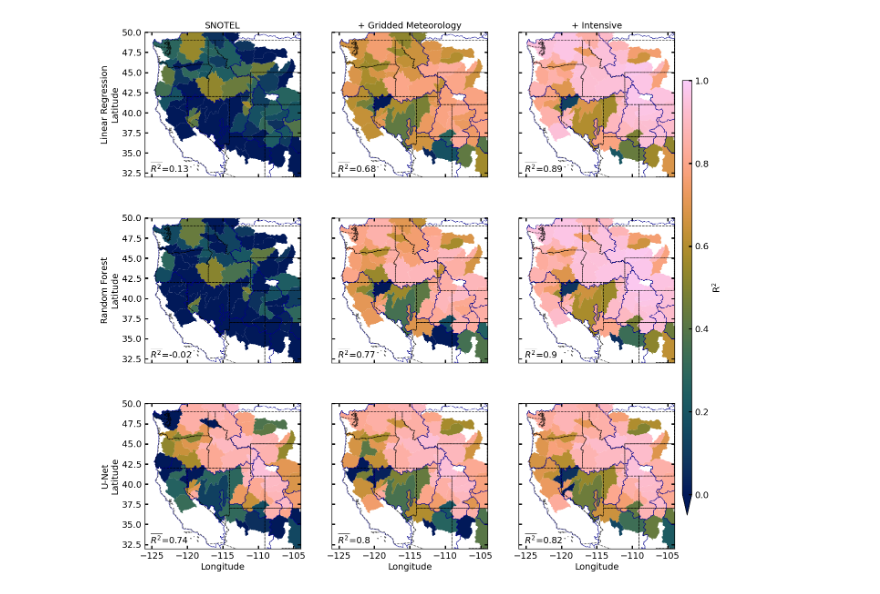
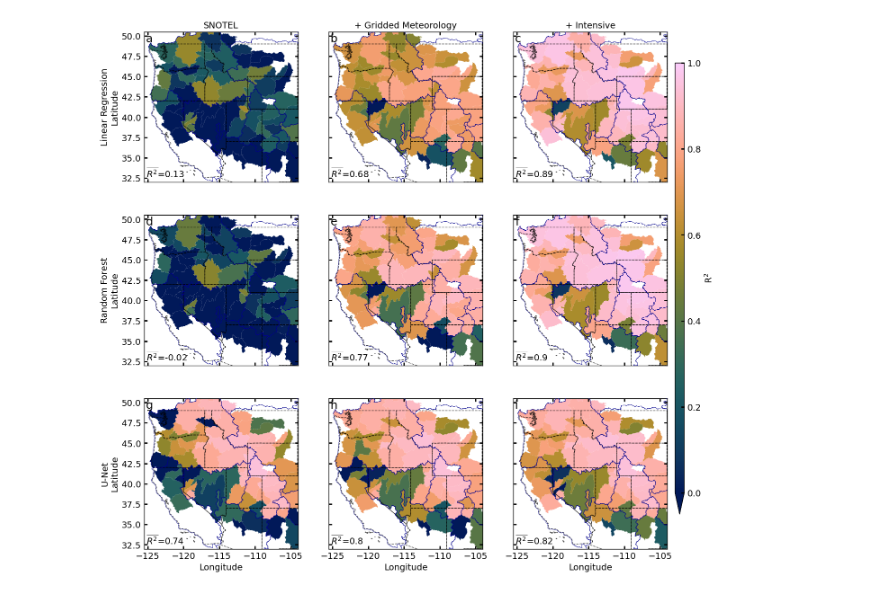
Before and after one commit to mariannecowherd/resilient-snowpack-estimation, a Jupyter notebook: code/fig3_error_map.ipynb, the cells around one changed output. Drawn from its saved outputs; the diff is of its cells as text; code cells hidden in the pictures.

```diff
--- a/code/fig3_error_map.ipynb
+++ b/code/fig3_error_map.ipynb
@@ -16,6 +16,8 @@ from dirs import wrfdir, basedir, coorddir, snoteldir, outputsdir
 
 plt.style.use('style.mplstyle')
 plt.rcParams['font.family'] = 'sans-serif'
+plt.rcParams['xtick.minor.visible'] = False
+plt.rcParams['ytick.minor.visible'] = False
 
 warnings.filterwarnings("ignore")
 # %%
@@ -123,6 +125,12 @@ grouped_df['basin_name'] = plotdata['basin_name']
 grouped_gdf = gpd.GeoDataFrame(grouped_df, geometry = plotdata.geometry)
 # %%
 %%time
+
+LETTERLABELS = True
+def label_axis(axis, letter):
+    axis.text(.01, .99, letter, ha='left', va='top', transform=axis.transAxes, fontsize = 18)
+    return
+
 vmin = 0
 vmax = 1
 norm = Normalize(vmin=vmin, vmax=vmax)
@@ -148,34 +156,35 @@ for i in range(3):
         ax = axs[j, i]
         colname = f'{model}_{data}'
         cax = grouped_gdf.plot(column=colname, cmap=colormap, ax=ax, vmin=vmin, vmax=vmax, legend=False)
         r2 = round(np.nanmedian(grouped_gdf[colname][grouped_gdf[colname] >-1e2]),2)
         ax.text(-125.2, 32.55, r'$\overline{R^{2}}$='+f'{r2}')
 
         if (i == 2) and (j ==2):
                 cb = ax.scatter([0,0] , [1,1],c = [0,1], cmap = colormap, vmin = vmin, vmax = vmax)
                 cax = ax.inset_axes([1.05, 0.23, 0.06, 3])    ## x index , y index, width , length
                 cbar = plt.colorbar(cb, cax=cax, pad=0.1, orientation='vertical',
                                      extend='min', label = r'R$^2$')
 
 
 
         if j == 0: ax.set_title(titles_datas[data], fontsize = 14)
         if i > 0: ax.set_yticklabels([])
         else: ax.set_ylabel(f'{labels_model[model]}\nLatitude')
         if j  < 2 : ax.set_xticklabels([])
         else: ax.set_xlabel('Longitude')
 
-for ax in axs.flatten():
+for i,ax in enumerate(axs.flatten()):
 
     huc2.boundary.plot(ax=ax, linewidth=0.5, color=basincolor, label='Basin boundary', zorder=3)
     states.boundary.plot(ax=ax, linewidth=1, color='black', alpha=0.7, linestyle='--')
 
-    ax.set_xlim((-126, -104))
-    ax.set_ylim((32, 50))
+    ax.set_xlim((-125.5, -104))
+    ax.set_ylim((32, 50.5))
+    if LETTERLABELS: label_axis(ax, chr(ord('`') + i + 1))
 
 
 fig.savefig(f'{basedir}/figures/fig3.png')
 
 plt.show()
 # %% [output]
-[figure, old version]
+[figure, new version]
```
Also changed, not shown: parts of 2 cells of this notebook, 16 other files.
